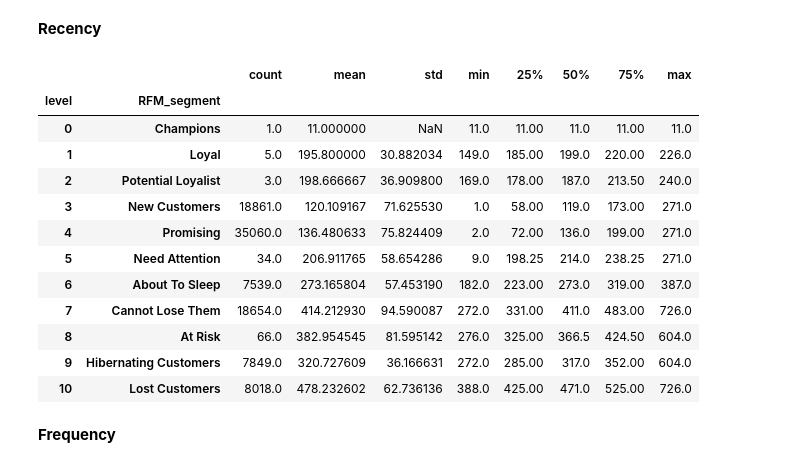
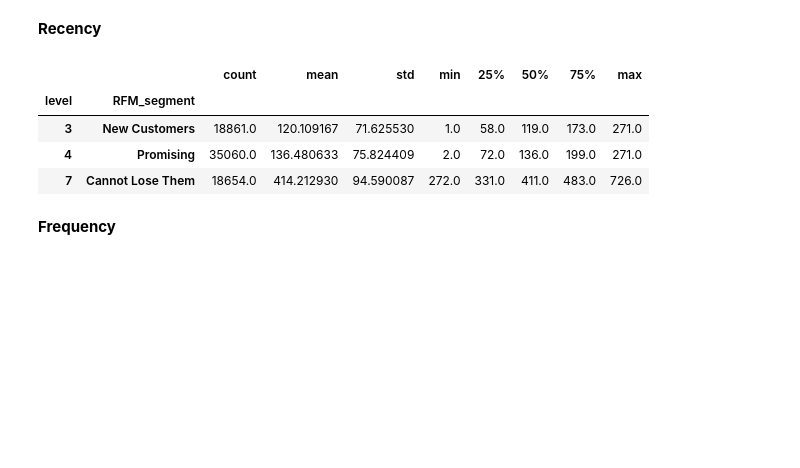
Before and after one commit to aridiawan/ecommerce-analysis, a Jupyter notebook: notebooks/4.0.1-data-analysis-cluster.ipynb, the cells around one changed output. Saved outputs shown, nothing was run; the diff lists cells and outputs as text; code cells hidden in the pictures; blank space fills up the shorter version.

```diff
--- a/notebooks/4.0.1-data-analysis-cluster.ipynb
+++ b/notebooks/4.0.1-data-analysis-cluster.ipynb
@@ -106,26 +106,20 @@ plt.show()
 # %% [markdown]
 Berdasarkan pareto, 75% customer olist terpusat di 3 segment: Promising (36.4%), New Customers (19.6%), dan Cannot Lose Them (19.4%)
 Oleh karena itu Analisis karakteristik akan difokuskan ke 3 segment tersebut
+# %%
+top_segment = par.index[:3]
 # %% [markdown]
 #### **RFM**
 # %% [markdown]
 **Recency**
 # %%
-eda_rfm.groupby(['level','RFM_segment'])['recency'].describe()
+eda_rfm[eda_rfm.RFM_segment.isin(top_segment)].groupby(['level','RFM_segment'])['recency'].describe()
 # %% [output]
 |  |  | count | mean | std | min | 25% | 50% | 75% | max |
 | level | RFM_segment |  |  |  |  |  |  |  |  |
-| 0 | Champions | 1.0 | 11.000000 | NaN | 11.0 | 11.00 | 11.0 | 11.00 | 11.0 |
-| 1 | Loyal | 5.0 | 195.800000 | 30.882034 | 149.0 | 185.00 | 199.0 | 220.00 | 226.0 |
-| 2 | Potential Loyalist | 3.0 | 198.666667 | 36.909800 | 169.0 | 178.00 | 187.0 | 213.50 | 240.0 |
-| 3 | New Customers | 18861.0 | 120.109167 | 71.625530 | 1.0 | 58.00 | 119.0 | 173.00 | 271.0 |
-| 4 | Promising | 35060.0 | 136.480633 | 75.824409 | 2.0 | 72.00 | 136.0 | 199.00 | 271.0 |
-| 5 | Need Attention | 34.0 | 206.911765 | 58.654286 | 9.0 | 198.25 | 214.0 | 238.25 | 271.0 |
-| 6 | About To Sleep | 7539.0 | 273.165804 | 57.453190 | 182.0 | 223.00 | 273.0 | 319.00 | 387.0 |
-| 7 | Cannot Lose Them | 18654.0 | 414.212930 | 94.590087 | 272.0 | 331.00 | 411.0 | 483.00 | 726.0 |
-| 8 | At Risk | 66.0 | 382.954545 | 81.595142 | 276.0 | 325.00 | 366.5 | 424.50 | 604.0 |
-| 9 | Hibernating Customers | 7849.0 | 320.727609 | 36.166631 | 272.0 | 285.00 | 317.0 | 352.00 | 604.0 |
-| 10 | Lost Customers | 8018.0 | 478.232602 | 62.736136 | 388.0 | 425.00 | 471.0 | 525.00 | 726.0 |
+| 3 | New Customers | 18861.0 | 120.109167 | 71.625530 | 1.0 | 58.0 | 119.0 | 173.0 | 271.0 |
+| 4 | Promising | 35060.0 | 136.480633 | 75.824409 | 2.0 | 72.0 | 136.0 | 199.0 | 271.0 |
+| 7 | Cannot Lose Them | 18654.0 | 414.212930 | 94.590087 | 272.0 | 331.0 | 411.0 | 483.0 | 726.0 |
 # %% [markdown]
 **Frequency**
 # %%
```
Also changed, not shown: parts of 6 cells of this notebook.
